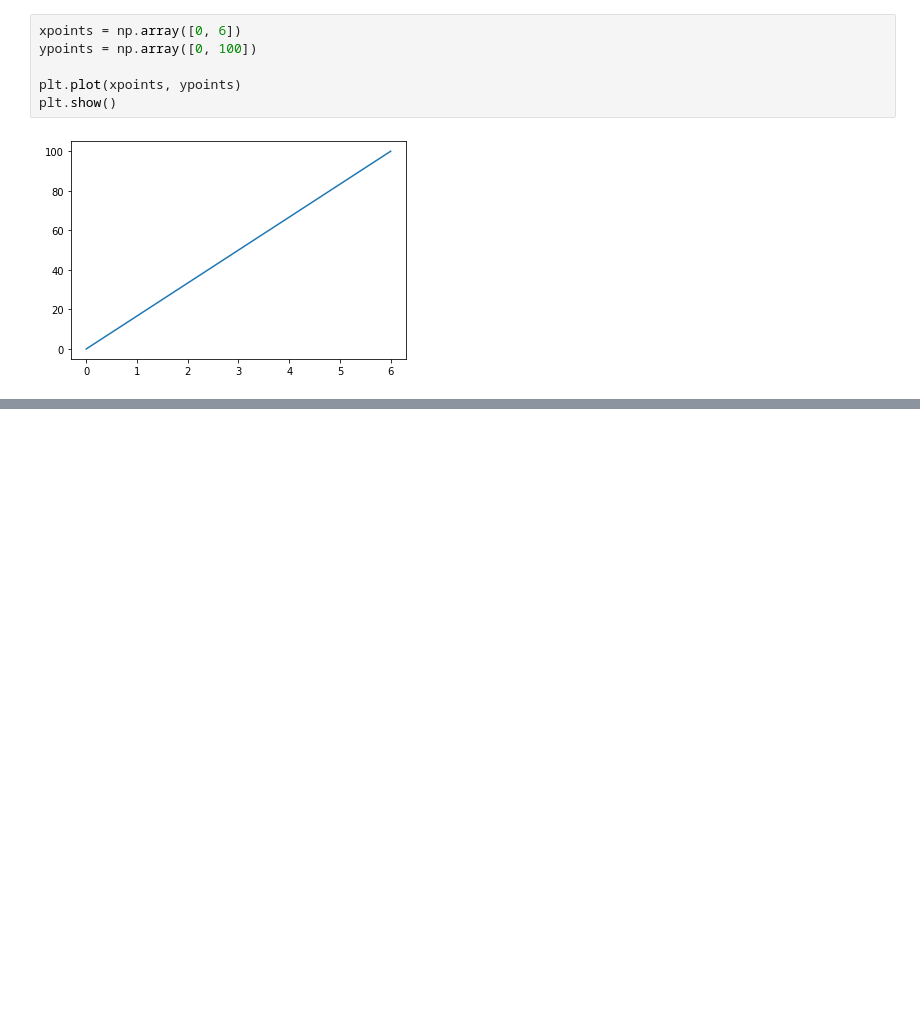
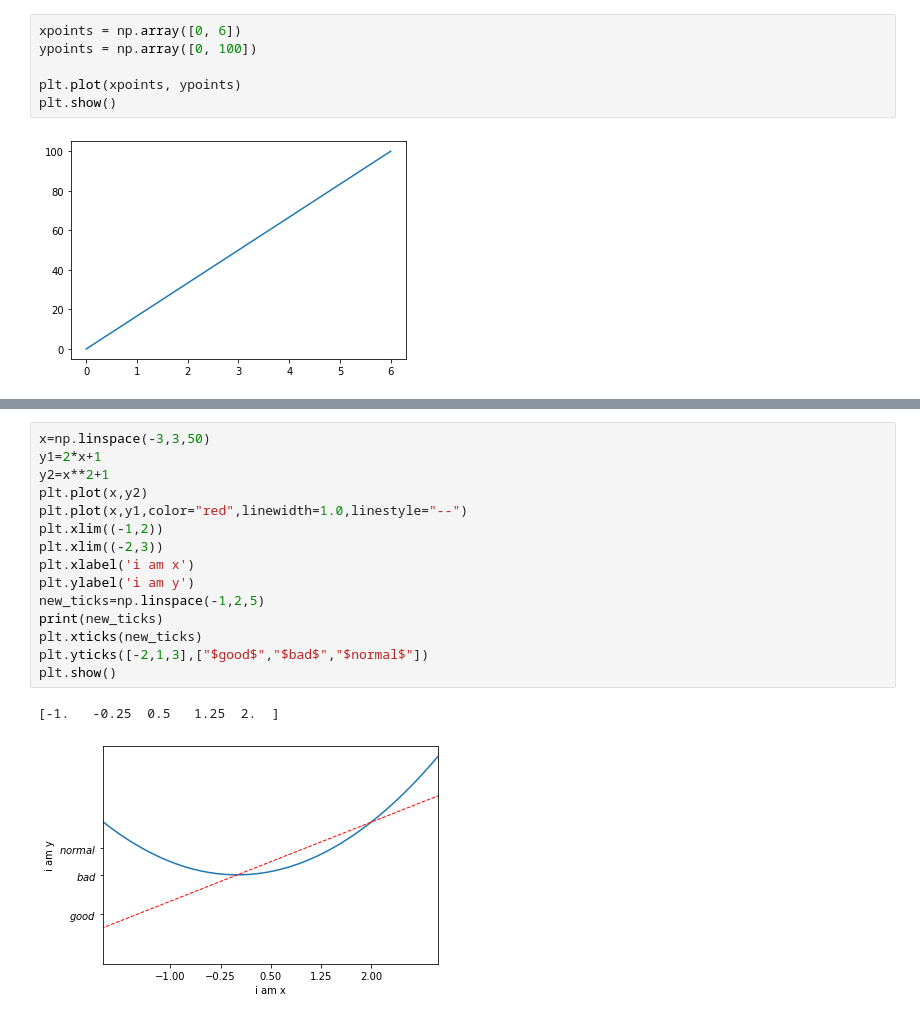
Before and after one commit to tensorFlow-c/ReadyForAI, a Jupyter notebook: matploylib0710.ipynb, the cells around one changed output, grey strips where cells are left out. Drawn from its saved outputs; the diff is of its cells as text; blank space fills up the shorter version.

```diff
--- a/matploylib0710.ipynb
+++ b/matploylib0710.ipynb
@@ -28,0 +62,18 @@ plt.show()
+# %%
+x=np.linspace(-3,3,50)
+y1=2*x+1
+y2=x**2+1
+plt.plot(x,y2)
+plt.plot(x,y1,color="red",linewidth=1.0,linestyle="--")
+plt.xlim((-1,2))
+plt.xlim((-2,3))
+plt.xlabel('i am x')
+plt.ylabel('i am y')
+new_ticks=np.linspace(-1,2,5)
+print(new_ticks)
+plt.xticks(new_ticks)
+plt.yticks([-2,1,3],["$good$","$bad$","$normal$"])
+plt.show()
+# %% [output]
+[-1.   -0.25  0.5   1.25  2.  ]
+[figure, added]
```
Also changed, not shown: parts of 6 cells of this notebook.
